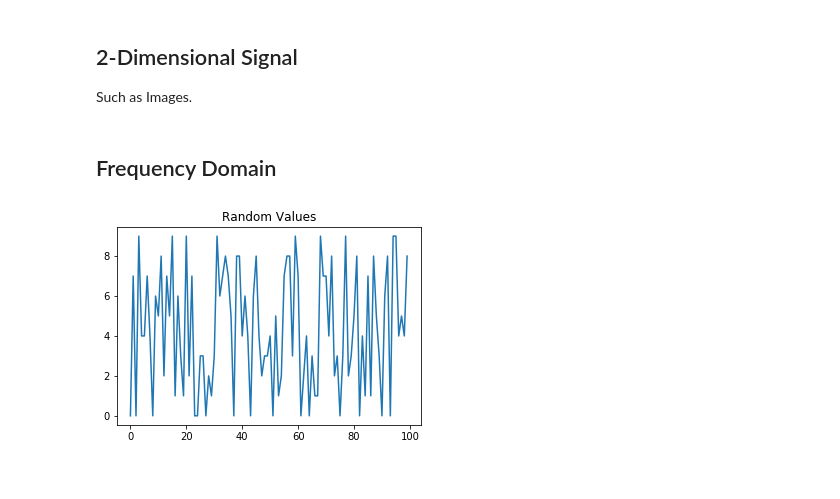
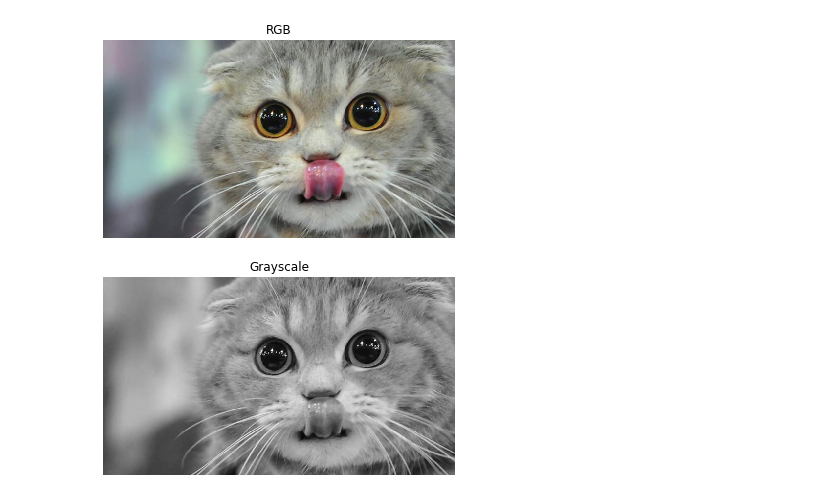
Before and after one commit to zim96/image-processing-basics, a Jupyter notebook: image-filtering.ipynb, the cells around one changed output. Saved outputs shown, nothing was run; the diff lists cells and outputs as text; code cells hidden in the pictures.

```diff
--- a/image-filtering.ipynb
+++ b/image-filtering.ipynb
@@ -45,4 +0,0 @@ plt.show()
-# %% [markdown]
-## 2-Dimensional Signal
-
-Such as Images.
@@ -65,40 +1,22 @@ def applyFilter2(signal, f):
-# %% [markdown]
-## Frequency Domain
-# %%
-import matplotlib.pyplot as plt
-import numpy as np
-import cv2 as cv
-
-def dft(inreal, inimag):
-    n = len(inreal)
-    outreal = np.ones(n)*-1
-    outimag = np.ones(n)*-1
-
-    for k in range(0, n):
-        sumreal = 0
-        sumimag = 0
-        for t in range(0, n):
-            angle = 2 * np.pi * t * k / n
-            sumreal += inreal[t] * np.cos(angle) * inimag[t] * np.sin(angle)
-            sumimag += -inreal[t] * np.sin(angle) * inimag[t] * np.cos(angle)
-
-        outreal[k] = sumreal
-        outimag[k] = sumimag
-
-    return (outreal, outimag)
-
-x = np.arange(0, 100, 1)
-y = np.random.randint(0, high=10, size=100)
-plt.figure(figsize=(12, 8))
-plt.subplot(221)
-plt.plot(x, y)
-plt.title('Random Values')
-
-freq = dft(x, )
-plt.subplot(222)
-plt.plot(x, freq)
-plt.title('Frequency Domain')
-
-plt.show()
-# %% [output]
-[figure, removed]
+# %%
+import numpy as np
+import matplotlib.pyplot as plt
+from matplotlib import image
+
+img = image.imread('test_images/bbc_cat.jpg')
+img_gray = np.floor(np.mean(img, -1))
+img_gray = img_gray.astype(np.uint8)
+
+plt.figure(figsize=(12,8))
+plt.subplot('211')
+plt.axis('off')
+plt.title('RGB')
+plt.imshow(img)
+
+plt.subplot('212')
+plt.axis('off')
+plt.title('Grayscale')
+plt.imshow(img_gray, cmap='gray')
+plt.show()
+# %% [output]
+[figure, added]
```
Also changed, not shown: parts of 4 cells of this notebook, 2 other files.
